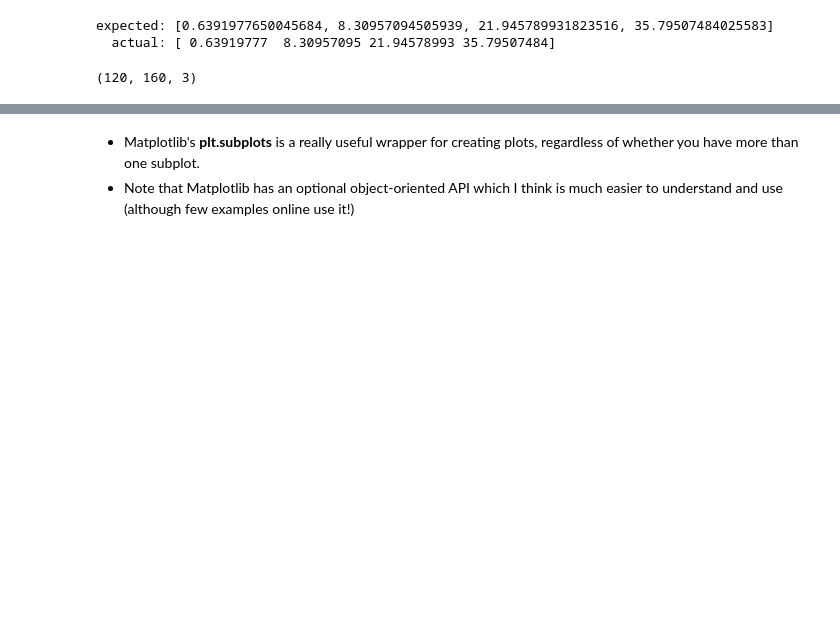
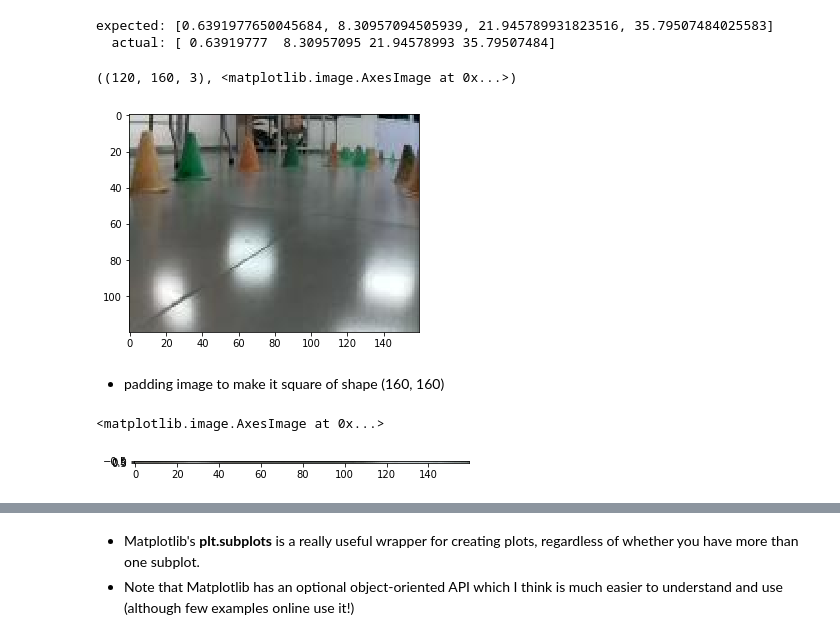
Before and after one commit to 10zinten/Driverless-project, a Jupyter notebook: object-detection/prototype/SSD cone detection.ipynb, the cells around one changed output, grey strips where cells are left out. Drawn from its saved outputs; the diff is of its cells as text; code cells hidden in the pictures; blank space fills up the shorter version.

```diff
--- a/object-detection/prototype/SSD cone detection.ipynb
+++ b/object-detection/prototype/SSD cone detection.ipynb
@@ -221,6 +221,15 @@ def open_image(fn):
 # %%
 im = open_image(IMG_PATH/trn_fns[1])
 # %%
-im.shape
+im.shape, plt.imshow(im)
 # %% [output]
-(120, 160, 3)
+((120, 160, 3), <matplotlib.image.AxesImage at 0x...>)
+[figure, added]
+# %% [markdown]
+- padding image to make it square of shape (160, 160)
+# %%
+pad = im[-1:, :, :]
+pad.shape; plt.imshow(pad)
+# %% [output]
+<matplotlib.image.AxesImage at 0x...>
+[figure, added]
```
Also changed, not shown: parts of 9 cells of this notebook.
